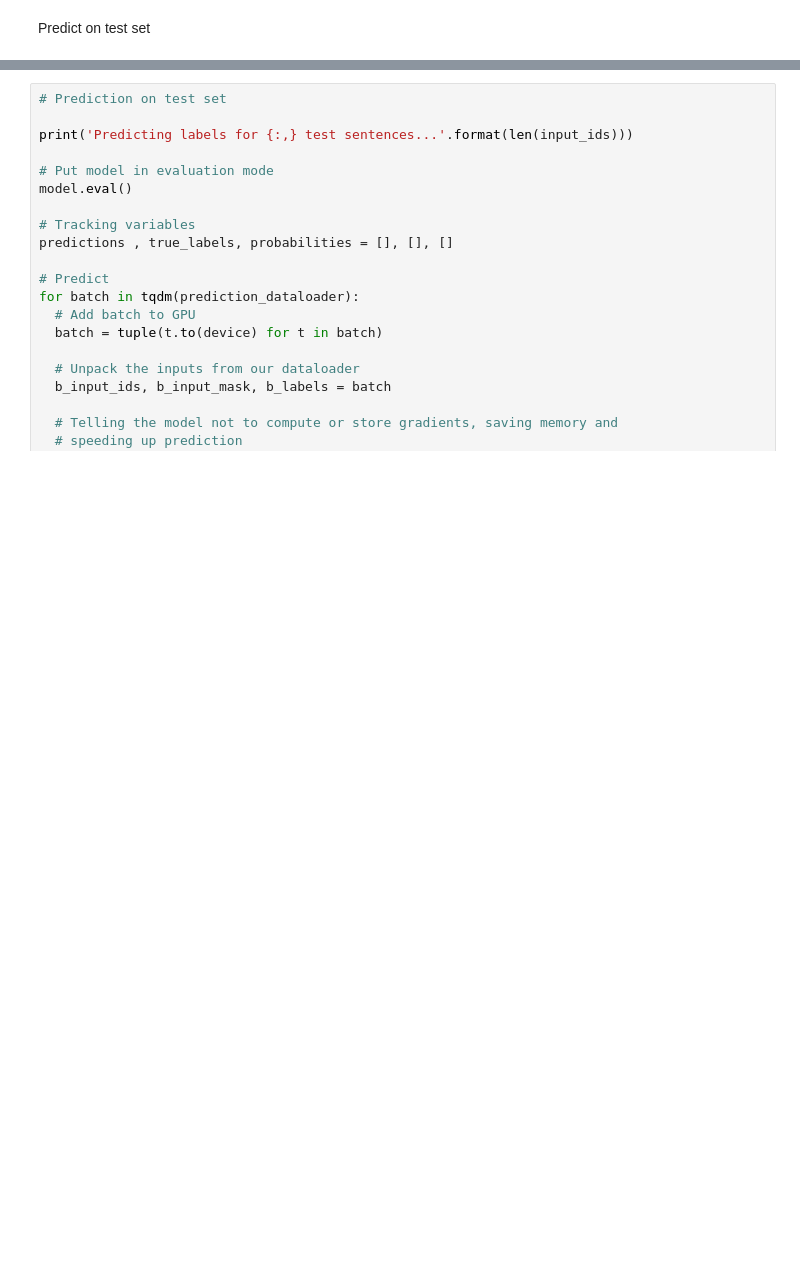
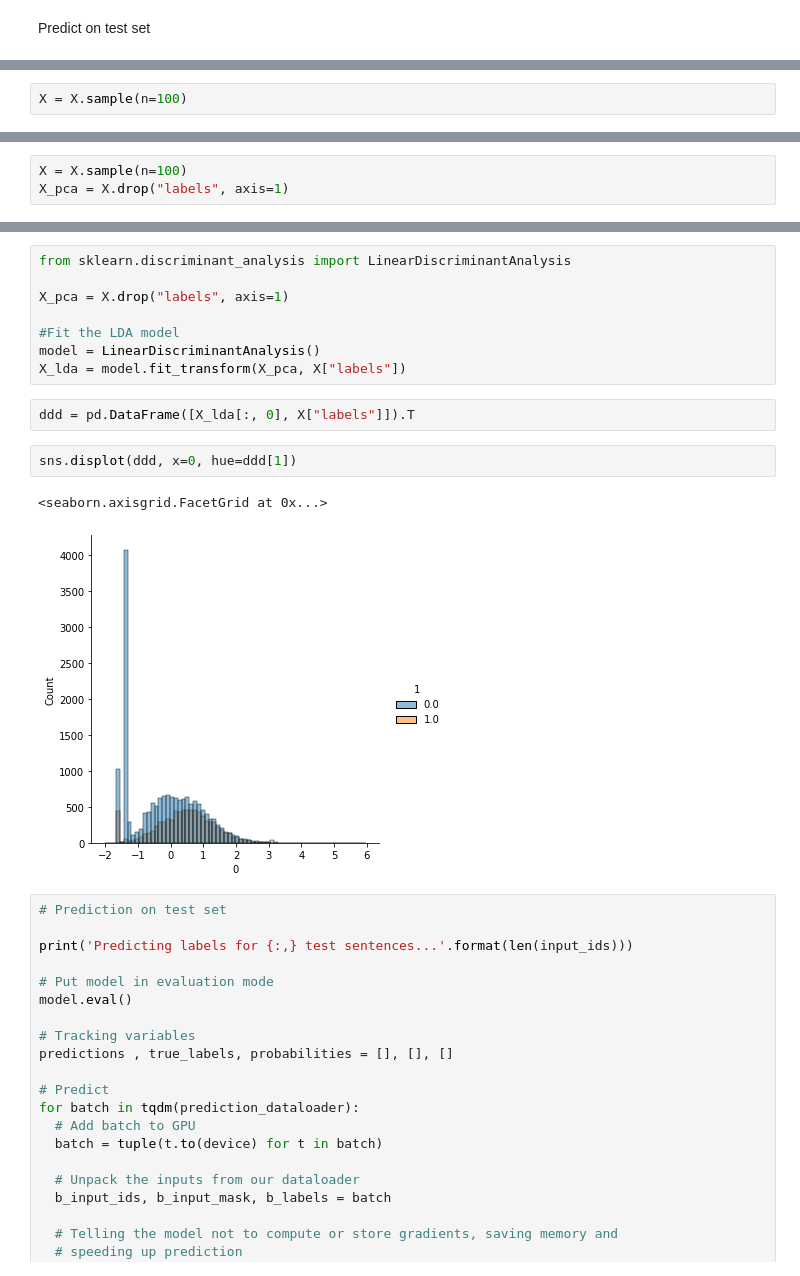
Before and after one commit to victor-radermecker/No-Action-Email-Prediction-Model, a Jupyter notebook: notebooks/NLP__DistilBERT_training_v2.ipynb, the cells around one changed output, grey strips where cells are left out. Saved outputs shown, nothing was run; the diff lists cells and outputs as text; blank space fills up the shorter version.

```diff
--- a/notebooks/NLP__DistilBERT_training_v2.ipynb
+++ b/notebooks/NLP__DistilBERT_training_v2.ipynb
@@ -613,0 +606,2 @@ Number of test sentences: 251,234
+# %%
+X = X.sample(n=100)
@@ -613,0 +650,3 @@ Number of test sentences: 251,234
+# %%
+X = X.sample(n=100)
+X_pca = X.drop("labels", axis=1)
@@ -614,3 +680,18 @@ Number of test sentences: 251,234
+# %%
+from sklearn.discriminant_analysis import LinearDiscriminantAnalysis
+
+X_pca = X.drop("labels", axis=1)
+
+#Fit the LDA model
+model = LinearDiscriminantAnalysis()
+X_lda = model.fit_transform(X_pca, X["labels"])
+# %%
+ddd = pd.DataFrame([X_lda[:, 0], X["labels"]]).T
+# %%
+sns.displot(ddd, x=0, hue=ddd[1])
+# %% [output]
+<seaborn.axisgrid.FacetGrid at 0x...>
+[figure, added]
 # %%
 # Prediction on test set
 
```
Also changed, not shown: parts of 13 cells of this notebook, 8 other files.
